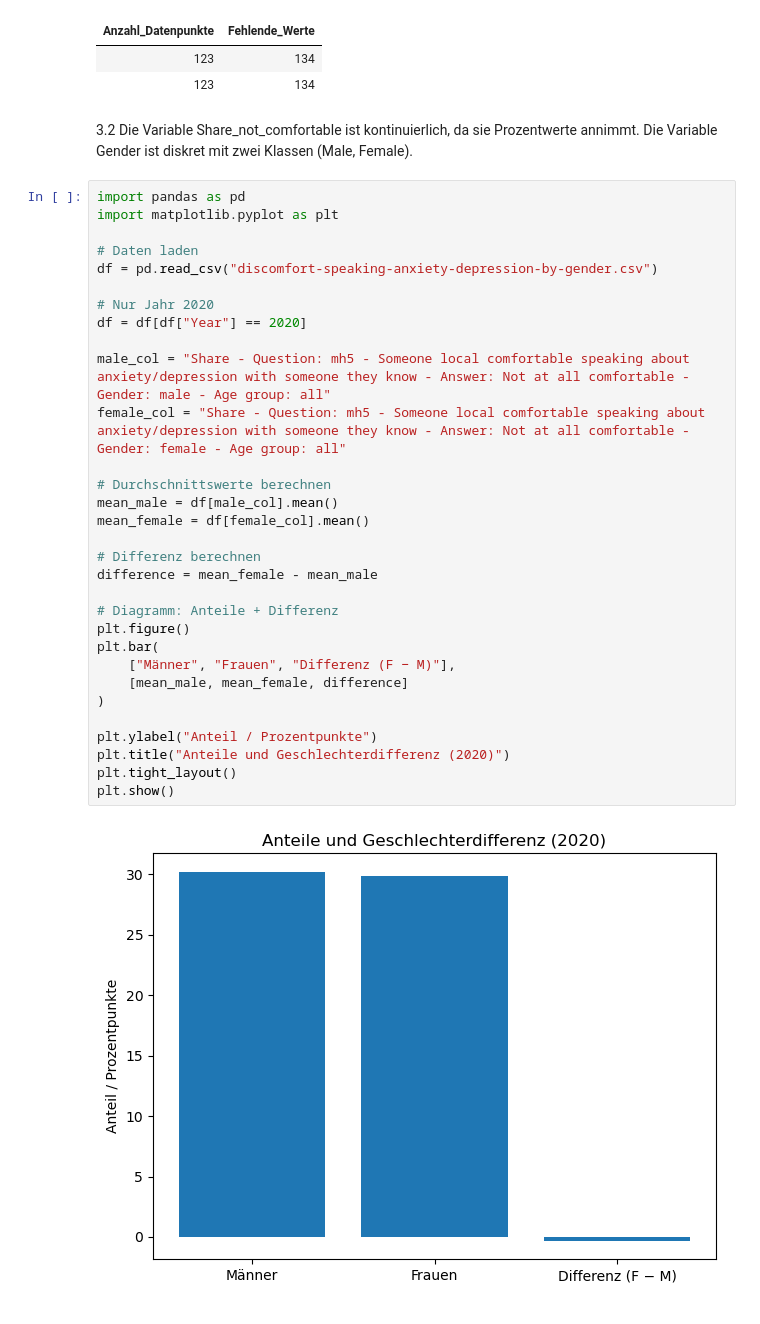
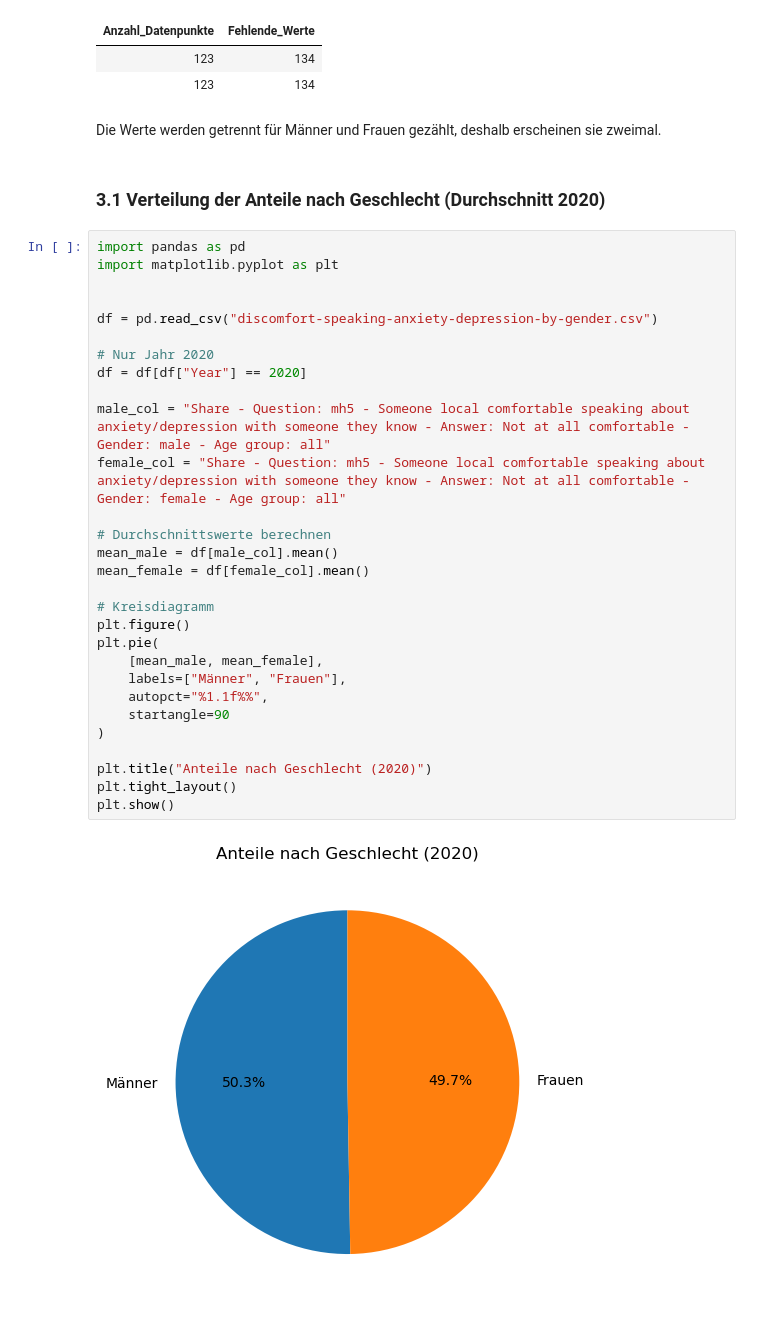
Before and after one commit to CarolinaTresch/Burden_of_Mental_Illness, a Jupyter notebook: Discomfort_Speaking_Anxiety_by_gender.ipynb, the cells around one changed output. Cells and saved outputs as stored; diff of their text form.

```diff
--- a/Discomfort_Speaking_Anxiety_by_gender.ipynb
+++ b/Discomfort_Speaking_Anxiety_by_gender.ipynb
@@ -180,40 +179,38 @@ summary.style.hide(axis="index")
 | Anzahl_Datenpunkte | Fehlende_Werte |
 | 123 | 134 |
 | 123 | 134 |
-# %% [markdown]
-3.2
-Die Variable Share_not_comfortable ist kontinuierlich, da sie Prozentwerte annimmt.
-Die Variable Gender ist diskret mit zwei Klassen (Male, Female).
+# %% [markdown]
+Die Werte werden getrennt für Männer und Frauen gezählt, deshalb erscheinen sie zweimal.
+# %% [markdown]
+### 3.1 Verteilung der Anteile nach Geschlecht (Durchschnitt 2020)
 # %%
 import pandas as pd
 import matplotlib.pyplot as plt
 
-# Daten laden
+
 df = pd.read_csv("discomfort-speaking-anxiety-depression-by-gender.csv")
 
 # Nur Jahr 2020
 df = df[df["Year"] == 2020]
 
 male_col = "Share - Question: mh5 - Someone local comfortable speaking about anxiety/depression with someone they know - Answer: Not at all comfortable - Gender: male - Age group: all"
 female_col = "Share - Question: mh5 - Someone local comfortable speaking about anxiety/depression with someone they know - Answer: Not at all comfortable - Gender: female - Age group: all"
 
 # Durchschnittswerte berechnen
 mean_male = df[male_col].mean()
 mean_female = df[female_col].mean()
 
-# Differenz berechnen
-difference = mean_female - mean_male
-
-# Diagramm: Anteile + Differenz
+# Kreisdiagramm
 plt.figure()
-plt.bar(
-    ["Männer", "Frauen", "Differenz (F − M)"],
-    [mean_male, mean_female, difference]
+plt.pie(
+    [mean_male, mean_female],
+    labels=["Männer", "Frauen"],
+    autopct="%1.1f%%",
+    startangle=90
 )
 
-plt.ylabel("Anteil / Prozentpunkte")
-plt.title("Anteile und Geschlechterdifferenz (2020)")
+plt.title("Anteile nach Geschlecht (2020)")
 plt.tight_layout()
 plt.show()
 # %% [output]
-[figure, old version]
+[figure, new version]
```
Also changed, not shown: parts of 25 cells of this notebook, 2 other files.
